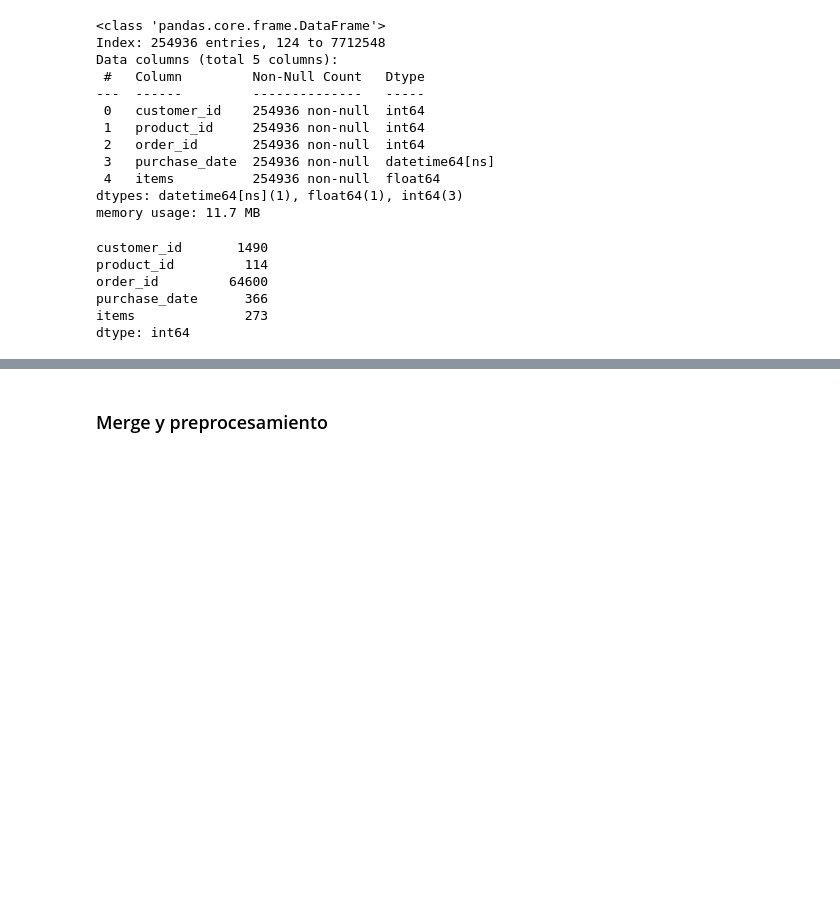
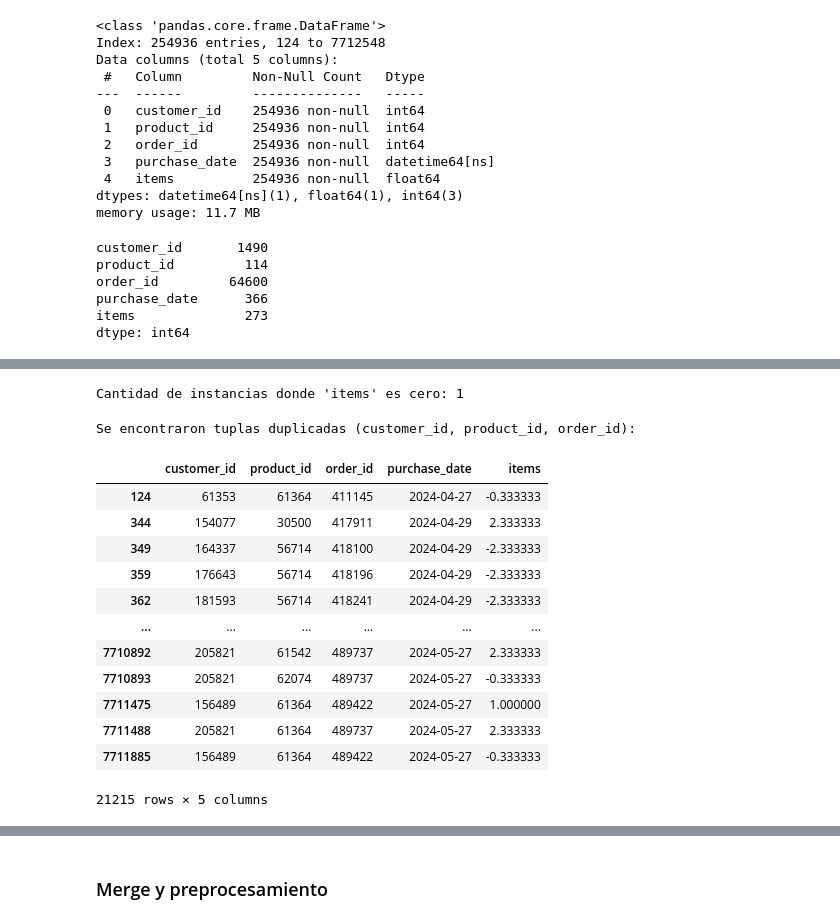
Before and after one commit to sebastianacunau/MDS7202-Laboratorios-y-Proyecto, a Jupyter notebook: Proyecto/Entrega 1/enunciado_1.ipynb, the cells around one changed output, grey strips where cells are left out. Saved outputs shown, nothing was run; the diff lists cells and outputs as text; code cells hidden in the pictures; blank space fills up the shorter version.

```diff
--- a/Proyecto/Entrega 1/enunciado_1.ipynb
+++ b/Proyecto/Entrega 1/enunciado_1.ipynb
@@ -390,0 +403,30 @@ dtype: int64
+# %%
+# Contar cuántas instancias de la columna 'items' son exactamente cero
+cantidad_items_cero = (data_transacciones['items'] == 0).sum()
+print(f"Cantidad de instancias donde 'items' es cero: {cantidad_items_cero}")
+# %% [output]
+Cantidad de instancias donde 'items' es cero: 1
+# %%
+# Buscar tuplas duplicadas de (customer_id, product_id, order_id)
+duplicados = data_transacciones[data_transacciones.duplicated(subset=['customer_id', 'product_id', 'order_id'], keep=False)]
+
+if not duplicados.empty:
+    print("Se encontraron tuplas duplicadas (customer_id, product_id, order_id):")
+    display(duplicados)
+else:
+    print("No se encontraron tuplas duplicadas (customer_id, product_id, order_id) en data_transacciones.")
+# %% [output]
+Se encontraron tuplas duplicadas (customer_id, product_id, order_id):
+|  | customer_id | product_id | order_id | purchase_date | items |
+| 124 | 61353 | 61364 | 411145 | 2024-04-27 | -0.333333 |
+| 344 | 154077 | 30500 | 417911 | 2024-04-29 | 2.333333 |
+| 349 | 164337 | 56714 | 418100 | 2024-04-29 | -2.333333 |
+| 359 | 176643 | 56714 | 418196 | 2024-04-29 | -2.333333 |
+| 362 | 181593 | 56714 | 418241 | 2024-04-29 | -2.333333 |
+| ... | ... | ... | ... | ... | ... |
+| 7710892 | 205821 | 61542 | 489737 | 2024-05-27 | 2.333333 |
+| 7710893 | 205821 | 62074 | 489737 | 2024-05-27 | -0.333333 |
+| 7711475 | 156489 | 61364 | 489422 | 2024-05-27 | 1.000000 |
+| 7711488 | 205821 | 61364 | 489737 | 2024-05-27 | 2.333333 |
+| 7711885 | 156489 | 61364 | 489422 | 2024-05-27 | -0.333333 |
+21215 rows × 5 columns
```
Also changed, not shown: parts of 7 cells of this notebook, 4 other files.
